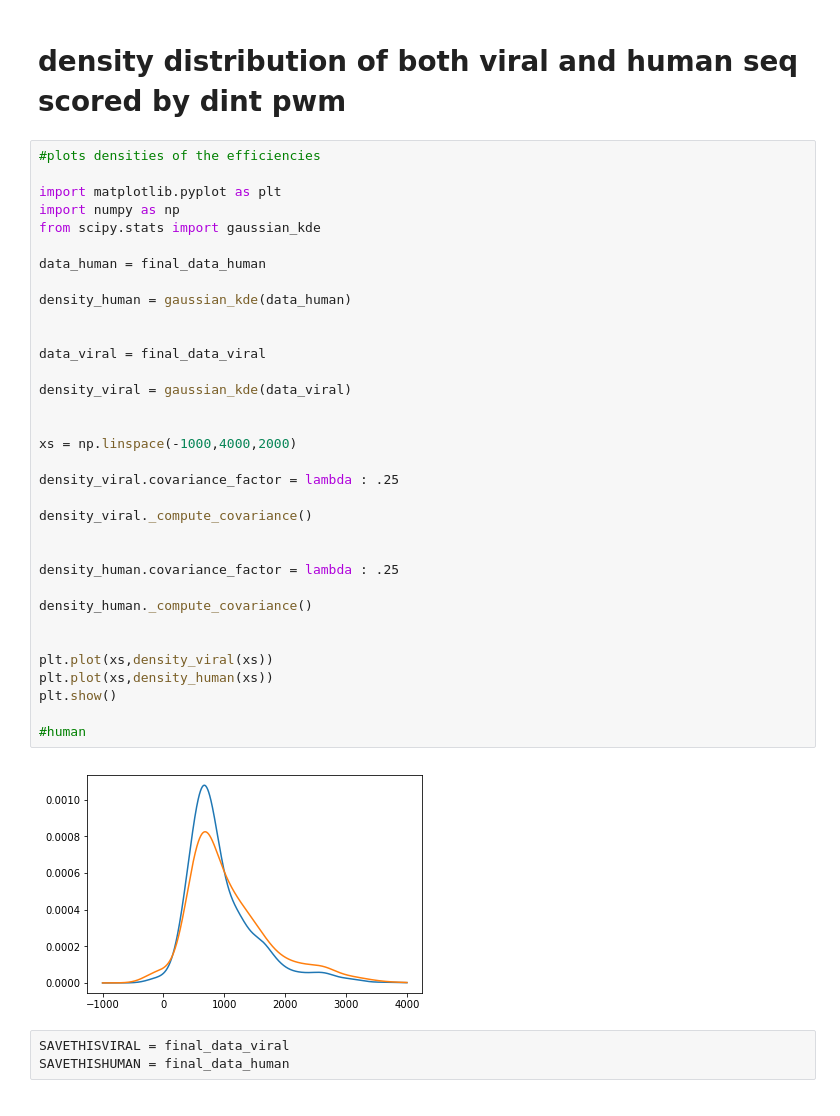
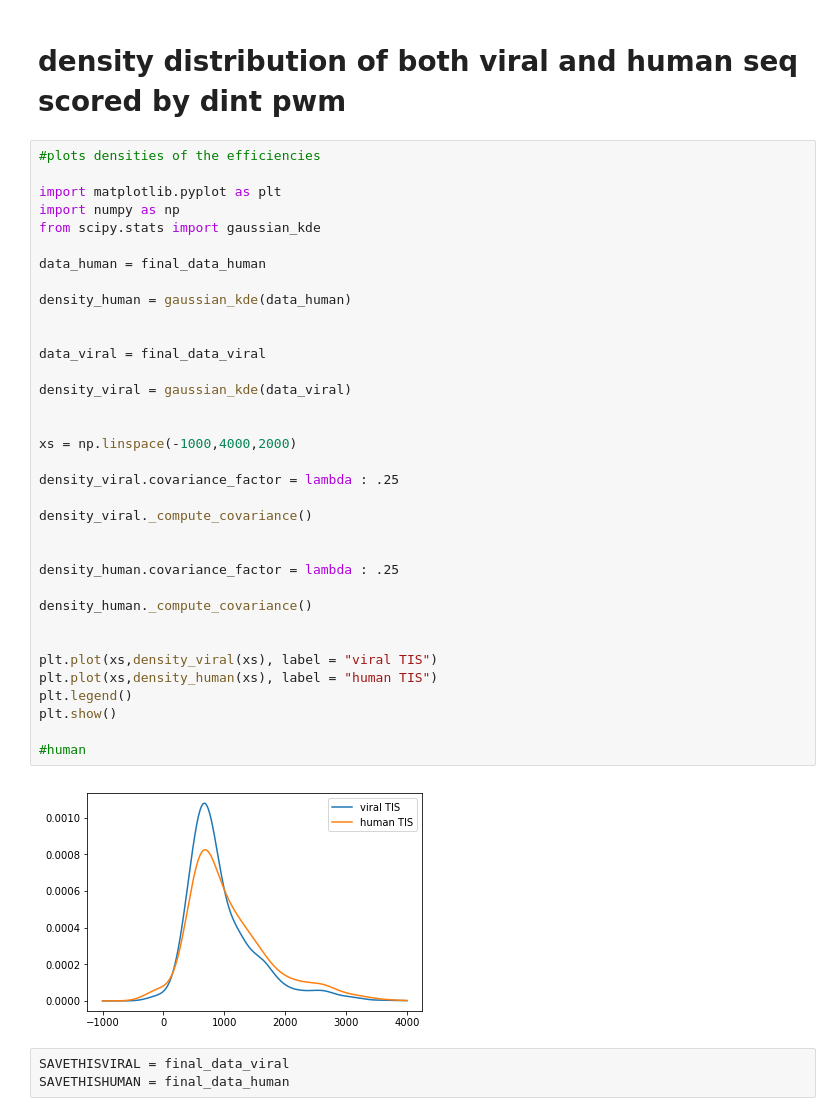
Before and after one commit to ahtmatrix/viral-kozakseq, a Jupyter notebook: pwm scoring dinucleotide.ipynb, the cells around one changed output. Cells and saved outputs as stored; diff of their text form.

```diff
--- a/pwm scoring dinucleotide.ipynb
+++ b/pwm scoring dinucleotide.ipynb
@@ -191,36 +191,37 @@ plt.show()
 import matplotlib.pyplot as plt
 import numpy as np
 from scipy.stats import gaussian_kde
 
 data_human = final_data_human
 
 density_human = gaussian_kde(data_human)
 
 
 data_viral = final_data_viral
 
 density_viral = gaussian_kde(data_viral)
 
 
 xs = np.linspace(-1000,4000,2000)
 
 density_viral.covariance_factor = lambda : .25
 
 density_viral._compute_covariance()
 
 
 density_human.covariance_factor = lambda : .25
 
 density_human._compute_covariance()
 
 
-plt.plot(xs,density_viral(xs))
-plt.plot(xs,density_human(xs))
+plt.plot(xs,density_viral(xs), label = "viral TIS")
+plt.plot(xs,density_human(xs), label = "human TIS")
+plt.legend()
 plt.show()
 
 #human
 # %% [output]
-[figure, old version]
+[figure, new version]
 # %%
 SAVETHISVIRAL = final_data_viral
 SAVETHISHUMAN = final_data_human
```
Also changed, not shown: parts of 4 cells of this notebook.
